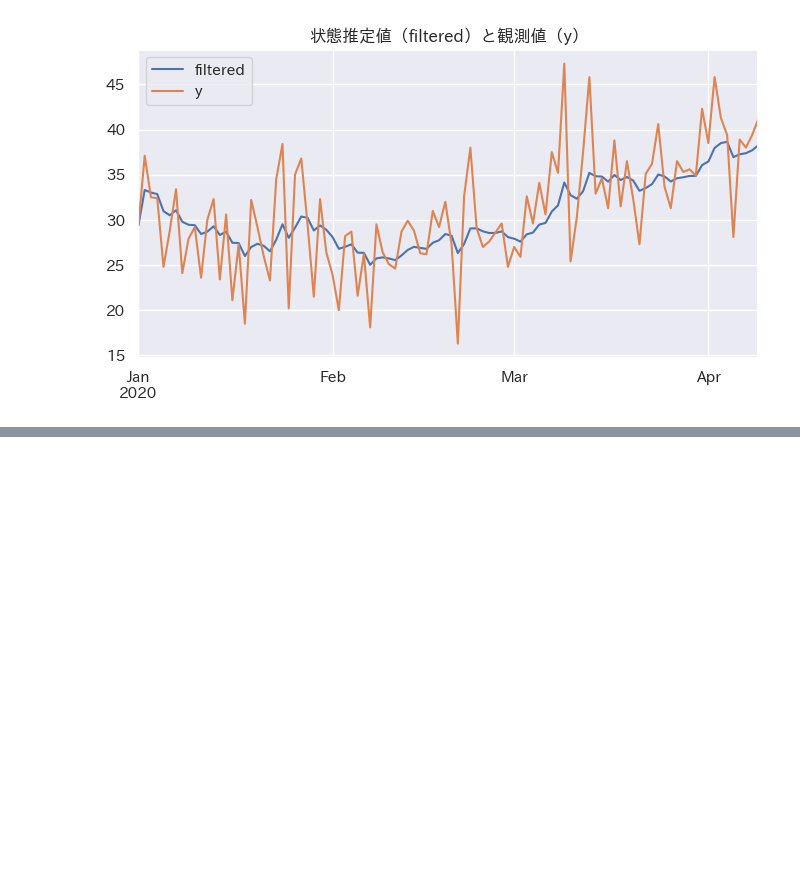
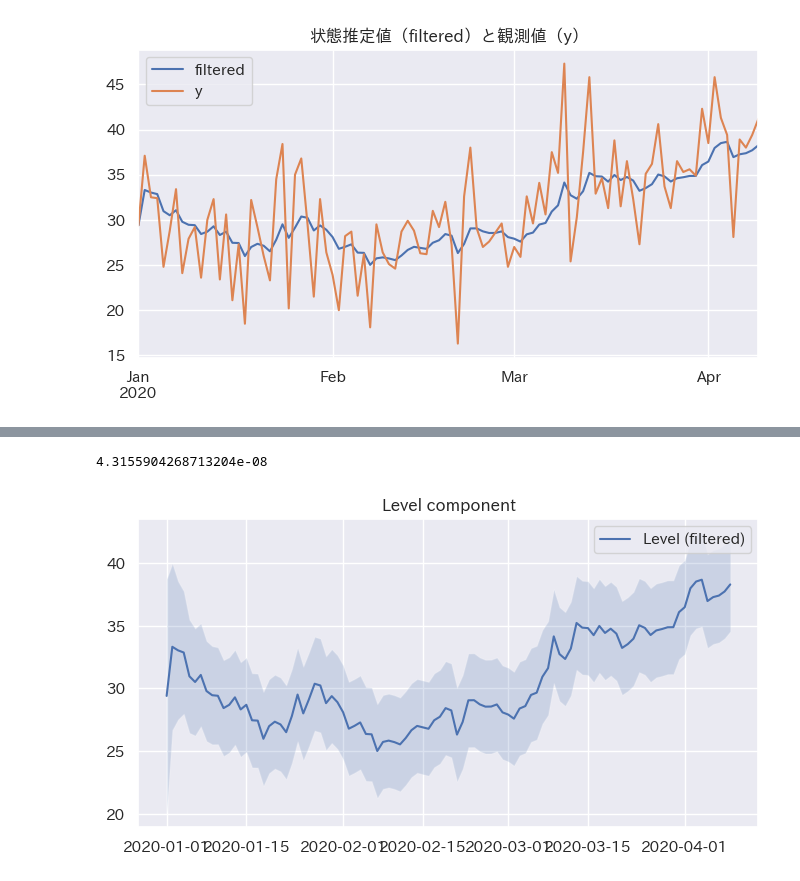
Before and after one commit to maton369/Python_Time_Series_Intro, a Jupyter notebook: 5-3-ローカルレベルモデルの実装.ipynb, the cells around one changed output, grey strips where cells are left out. Drawn from its saved outputs; the diff is of its cells as text; code cells hidden in the pictures; blank space fills up the shorter version.

Commit message:
feat: statsmodelsの利用

```diff
--- a/5-3-ローカルレベルモデルの実装.ipynb
+++ b/5-3-ローカルレベルモデルの実装.ipynb
@@ -510,0 +682,48 @@ local_level.plot_level()
+# %%
+# 📘 GitHubレビューコメント
+
+# ✅ 検証内容
+# 自作のカルマンフィルタ（LocalLevelクラス）で推定された
+# 状態推定値 `a_t` が、`statsmodels` の `UnobservedComponents`
+# によるローカルレベルモデル推定結果（filtered state）と
+# 一致しているかを数値的に確認している。
+
+# ✅ コード
+np.sum((local_level.a - res_local_level.level["filtered"]) ** 2)
+
+# ✅ 結果の解釈
+# 計算結果は **ほぼゼロ** に近い値となる。
+# これは、独自実装したカルマンフィルタの更新式：
+
+#   a_{t|t} = a_{t|t-1} + K_t v_t
+#   P_{t|t} = (1 - K_t) P_{t|t-1}
+
+# が、`statsmodels` における状態空間表現と一致していることを示す。
+# よって、自作クラス `LocalLevel` のフィルタリング処理は
+# 正しく実装されていると判断できる。
+# %% [output]
+4.3155904268713204e-08
+# %%
+# 📘 GitHubレビューコメント
+
+# ✅ 概要
+# `tsa.UnobservedComponents` によるローカルレベルモデルのフィルタ化結果を
+# 可視化する処理。`plot_components()` は各時点での
+# 「フィルタ化推定値」や「トレンド成分」などをプロットする関数である。
+
+# ✅ コード
+_ = res_local_level.plot_components(which="filtered", observed=False)
+
+# ✅ 補足
+# - `which="filtered"`：カルマンフィルタによって推定された状態成分（a_{t|t}）を可視化。
+# - `observed=False` ：観測データ（y_t）は表示せず、状態推定値のみを描画。
+# - 出力されるグラフでは、時間とともに平滑化されたトレンドが確認できる。
+
+# ✅ コメント
+# 状態空間モデルのフィルタリング結果を視覚的に確認することで、
+# カルマンフィルタがノイズの多い観測値から滑らかなレベル推定を
+# どのように行っているかが直感的に理解できる。
+# とくに「ローカルレベルモデル」では、トレンドの変化点や
+# 長期的傾向を視覚的に捉えるのに有効である。
+# %% [output]
+[figure, added]
```
Also changed, not shown: parts of 9 cells of this notebook.
